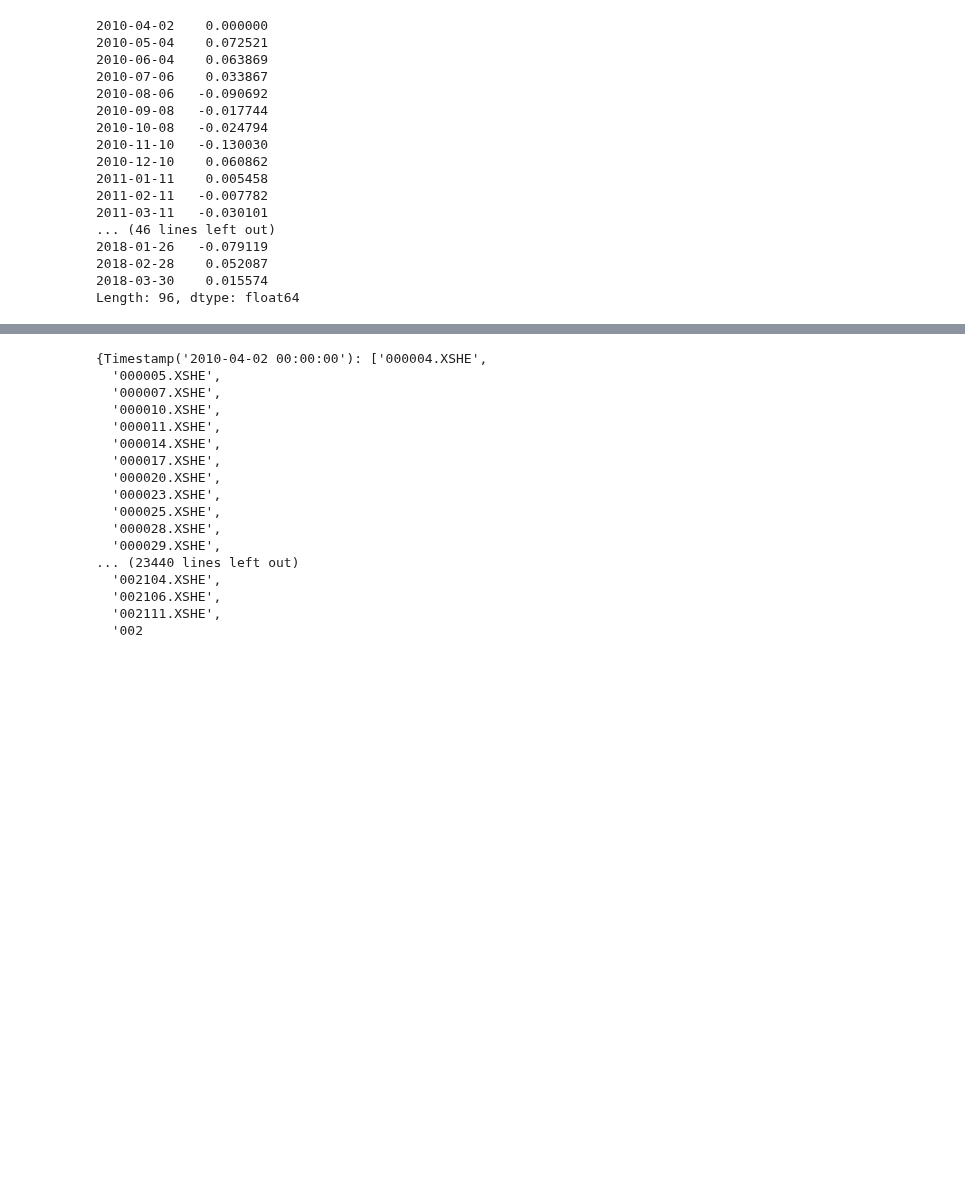
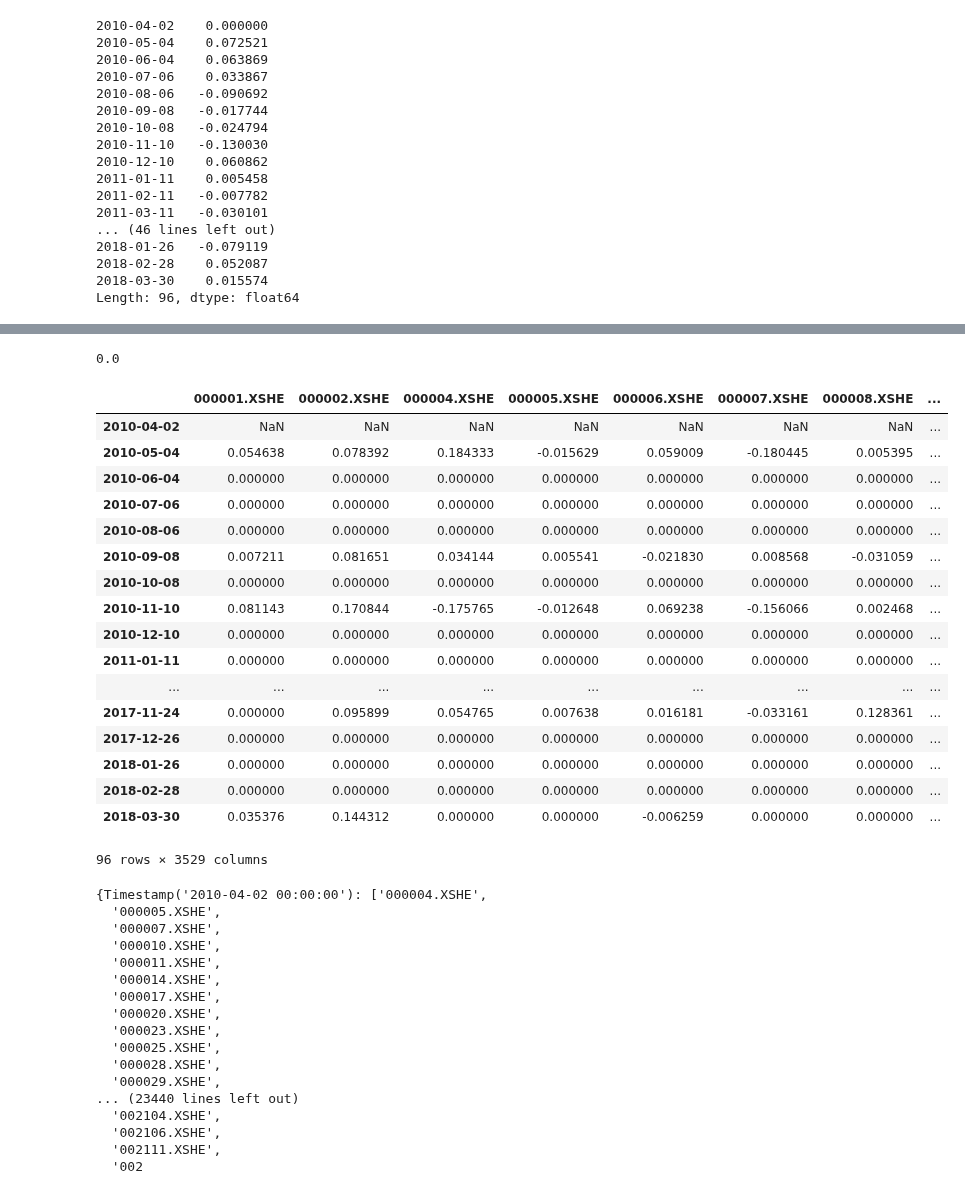
Before and after one commit to brainee/fama, a Jupyter notebook: fama5/zy-fama-frech-4-generial.ipynb, the cells around one changed output, grey strips where cells are left out. Saved outputs shown, nothing was run; the diff lists cells and outputs as text; code cells hidden in the pictures; blank space fills up the shorter version.

```diff
--- a/fama5/zy-fama-frech-4-generial.ipynb
+++ b/fama5/zy-fama-frech-4-generial.ipynb
@@ -560,0 +617,7 @@ Length: 96, dtype: float64
+# %%
+df_asset_growth = df_total_assets.pct_change(periods=6)
+factor_data=df_asset_growth
+# cma=get_factor_cma(index_date,df_asset_growth,return_data,df_market_cap,recordnan_withstk)
+# cma
+%pdb
+get_3group_year(index_date,factor_data,recordnan_withstk)
@@ -561,3 +644,29 @@ Length: 96, dtype: float64
+# %%
+date="2010-06-04"
+np.percentile(df_asset_growth.loc[date].dropna(),30)
+# %% [output]
+0.0
+# %%
+df_asset_growth
+# %% [output]
+|  | 000001.XSHE | 000002.XSHE | 000004.XSHE | 000005.XSHE | 000006.XSHE | 000007.XSHE | 000008.XSHE | ... |
+| 2010-04-02 | NaN | NaN | NaN | NaN | NaN | NaN | NaN | ... |
+| 2010-05-04 | 0.054638 | 0.078392 | 0.184333 | -0.015629 | 0.059009 | -0.180445 | 0.005395 | ... |
+| 2010-06-04 | 0.000000 | 0.000000 | 0.000000 | 0.000000 | 0.000000 | 0.000000 | 0.000000 | ... |
+| 2010-07-06 | 0.000000 | 0.000000 | 0.000000 | 0.000000 | 0.000000 | 0.000000 | 0.000000 | ... |
+| 2010-08-06 | 0.000000 | 0.000000 | 0.000000 | 0.000000 | 0.000000 | 0.000000 | 0.000000 | ... |
+| 2010-09-08 | 0.007211 | 0.081651 | 0.034144 | 0.005541 | -0.021830 | 0.008568 | -0.031059 | ... |
+| 2010-10-08 | 0.000000 | 0.000000 | 0.000000 | 0.000000 | 0.000000 | 0.000000 | 0.000000 | ... |
+| 2010-11-10 | 0.081143 | 0.170844 | -0.175765 | -0.012648 | 0.069238 | -0.156066 | 0.002468 | ... |
+| 2010-12-10 | 0.000000 | 0.000000 | 0.000000 | 0.000000 | 0.000000 | 0.000000 | 0.000000 | ... |
+| 2011-01-11 | 0.000000 | 0.000000 | 0.000000 | 0.000000 | 0.000000 | 0.000000 | 0.000000 | ... |
+| ... | ... | ... | ... | ... | ... | ... | ... | ... |
+| 2017-11-24 | 0.000000 | 0.095899 | 0.054765 | 0.007638 | 0.016181 | -0.033161 | 0.128361 | ... |
+| 2017-12-26 | 0.000000 | 0.000000 | 0.000000 | 0.000000 | 0.000000 | 0.000000 | 0.000000 | ... |
+| 2018-01-26 | 0.000000 | 0.000000 | 0.000000 | 0.000000 | 0.000000 | 0.000000 | 0.000000 | ... |
+| 2018-02-28 | 0.000000 | 0.000000 | 0.000000 | 0.000000 | 0.000000 | 0.000000 | 0.000000 | ... |
+| 2018-03-30 | 0.035376 | 0.144312 | 0.000000 | 0.000000 | -0.006259 | 0.000000 | 0.000000 | ... |
+96 rows × 3529 columns
 # %%
 #old 计算方式smb，
 def get_smb(index_date,stocks,return_data,df_market_cap,recordnan):
```
Also changed, not shown: parts of 3 cells of this notebook.
